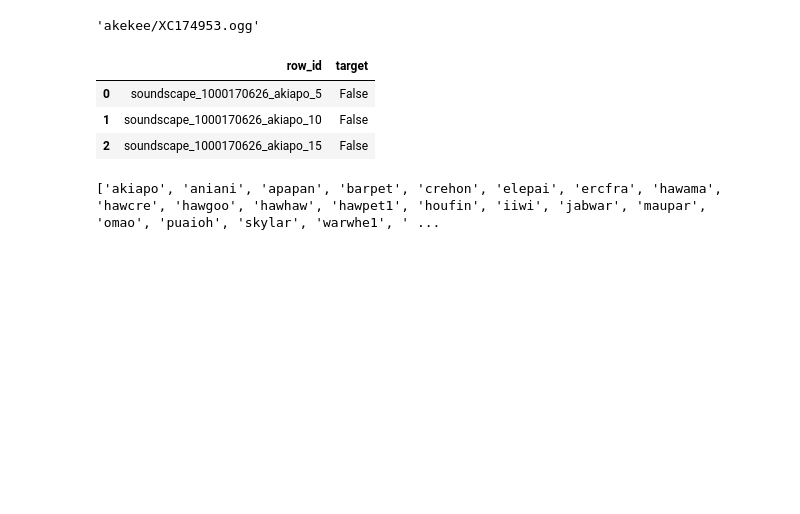
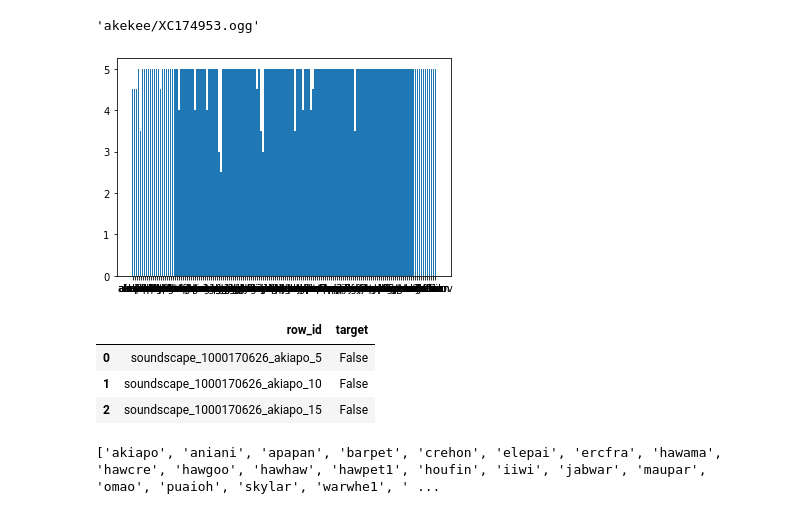
Before and after one commit to p3p31v/BirdCLEF-2022, a Jupyter notebook: version12.ipynb, the cells around one changed output. Cells and saved outputs as stored; diff of their text form; code cells hidden in the pictures; blank space fills up the shorter version.

```diff
--- a/version12.ipynb
+++ b/version12.ipynb
@@ -101,6 +104,14 @@ Index(['primary_label', 'secondary_labels', 'type', 'latitude', 'longitude',
 df_train['filename'][16]
 # %% [output]
 'akekee/XC174953.ogg'
+# %%
+df_train['rating']
+y_axis = df_train['rating']
+x_axis = df_train['primary_label']
+plt.bar(x_axis, y_axis)
+plt.show()
+# %% [output]
+[figure, added]
 # %%
 df_submission.head()
 # %% [output]
```
Also changed, not shown: parts of 3 cells of this notebook.
